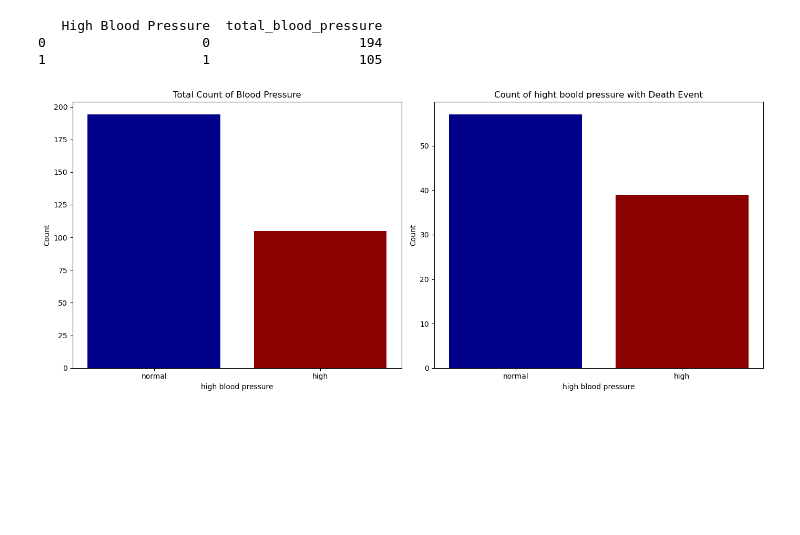
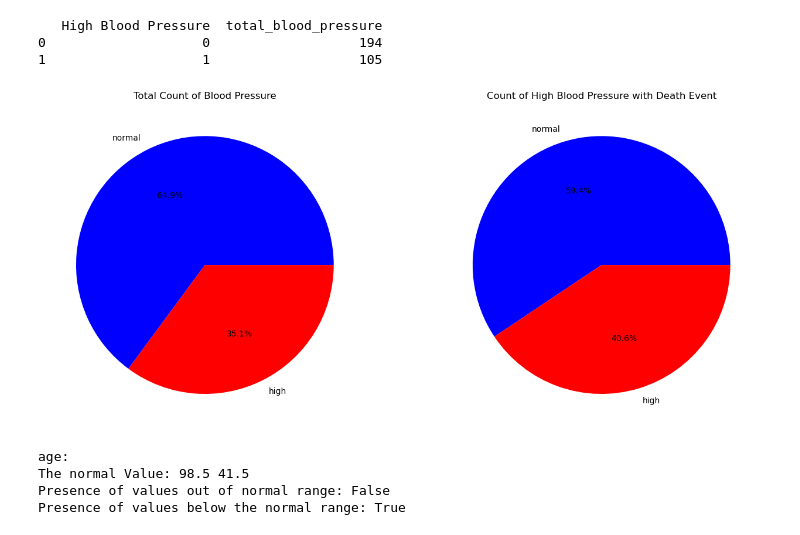
Before and after one commit to faiyted/Project-Cardiac-Disease, a Jupyter notebook: Chen-project.ipynb, the cells around one changed output. Cells and saved outputs as stored; diff of their text form; code cells hidden in the pictures; blank space fills up the shorter version.

```diff
--- a/Chen-project.ipynb
+++ b/Chen-project.ipynb
@@ -76,26 +76,40 @@ death_event_counts = heart_df[heart_df["DEATH_EVENT"]==1]["high_blood_pressure"]
    High Blood Pressure  total_blood_pressure
 0                    0                   194
 1                    1                   105
-# %%
-# Plotting
-fig, axes = plt.subplots(nrows=1, ncols=2, figsize=(14, 6))
-# Replace numeric high blood pressure values with labels
-blood_pressure_counts['High Blood Pressure'] = blood_pressure_counts['High Blood Pressure'].replace({1: 'high', 0: 'normal'})
-death_event_counts['High Blood Pressure'] = death_event_counts['High Blood Pressure'].replace({1: 'high', 0: 'normal'})
-
-# Bar plot for total counts
-axes[0].bar(blood_pressure_counts['High Blood Pressure'], blood_pressure_counts['total_blood_pressure'], color=['darkblue', 'darkred'])
-axes[0].set_title('Total Count of Blood Pressure')
-axes[0].set_xlabel('high blood pressure')
-axes[0].set_ylabel('Count')
-
-# Bar plot for death event counts
-axes[1].bar(death_event_counts['High Blood Pressure'], death_event_counts['Death High Blood Pressure'], color=['darkblue', 'darkred'])
-axes[1].set_title('Count of hight boold pressure with Death Event')
-axes[1].set_xlabel('high blood pressure')
-axes[1].set_ylabel('Count')
-
-plt.tight_layout()
-plt.show()
-# %% [output]
-[figure, removed]
+# %%
+# Prepare pie chart data
+blood_pressure_pie_data = blood_pressure_counts.set_index('High Blood Pressure')['total_blood_pressure']
+death_event_pie_data = death_event_counts.set_index('High Blood Pressure')['Death High Blood Pressure']
+
+# Create subplots
+fig, axes = plt.subplots(nrows=1, ncols=2, figsize=(14, 6))
+
+# Pie chart for blood pressure counts
+axes[0].pie(blood_pressure_pie_data, labels=blood_pressure_pie_data.index, autopct='%1.1f%%', colors=['blue', 'red'])
+axes[0].set_title('Total Count of Blood Pressure')
+
+# Pie chart for death event counts
+axes[1].pie(death_event_pie_data, labels=death_event_pie_data.index, autopct='%1.1f%%', colors=['blue', 'red'])
+axes[1].set_title('Count of High Blood Pressure with Death Event')
+
+plt.tight_layout()
+plt.show()
+# %% [output]
+[figure, added]
+# %%
+#View outlier determination for age column
+X = "age"
+print(X+":")
+mean1 = heart_df[X].quantile(q=0.25)
+mean2 = heart_df[X].quantile(q=0.75)
+mean3 = mean2 - mean1
+topnum = mean2 + 1.5*mean3
+lowernum = mean2 - 1.5*mean3
+print("The normal Value:" , topnum, lowernum)
+print("Presence of values out of normal range:", any(heart_df[X] > topnum))
+print("Presence of values below the normal range:", any(heart_df[X] < lowernum))
+# %% [output]
+age:
+The normal Value: 98.5 41.5
+Presence of values out of normal range: False
+Presence of values below the normal range: True
```
Also changed, not shown: parts of 4 cells of this notebook, 2 other files.
